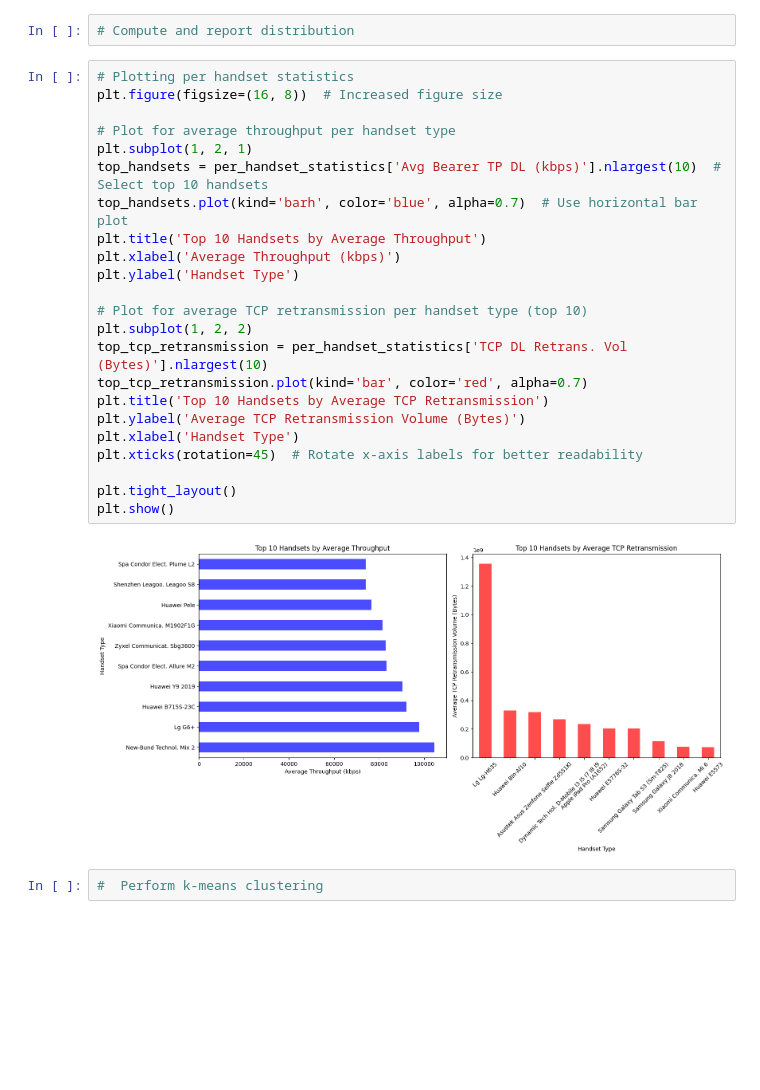
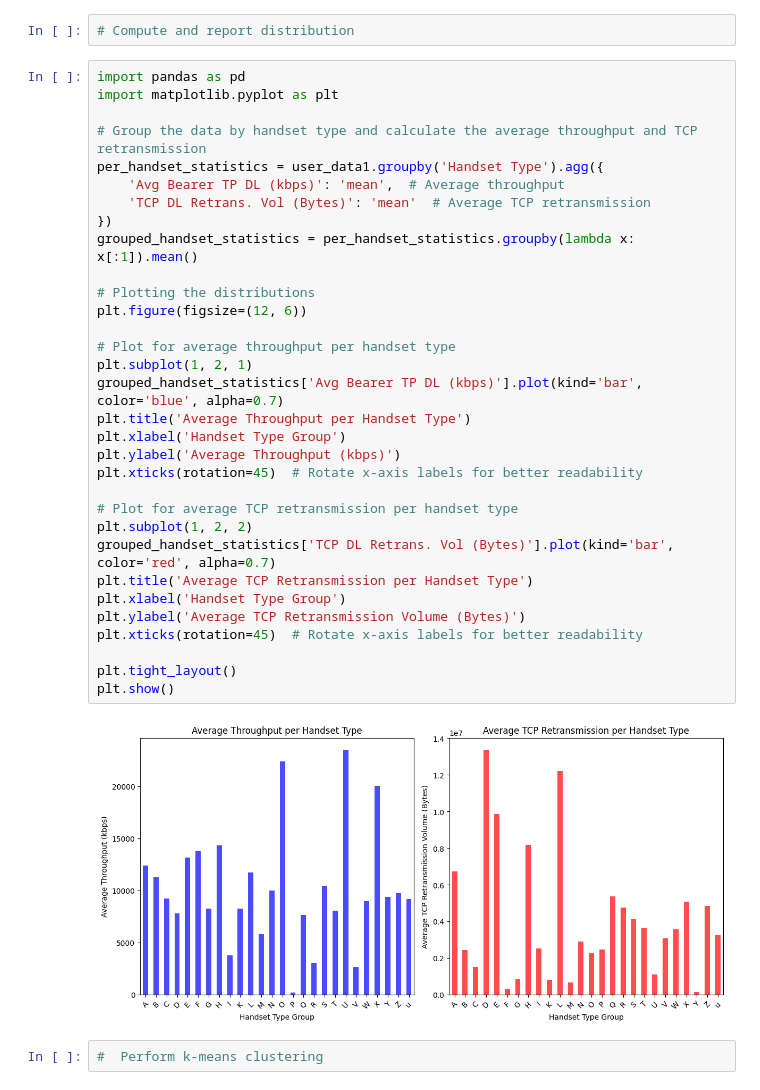
Before and after one commit to Yaadee/profitability_data_analysis, a Jupyter notebook: notebooks/EDA analysis.ipynb, the cells around one changed output. Saved outputs shown, nothing was run; the diff lists cells and outputs as text; blank space fills up the shorter version.

```diff
--- a/notebooks/EDA analysis.ipynb
+++ b/notebooks/EDA analysis.ipynb
@@ -1132,30 +1135,39 @@ Name: Avg Bearer TP DL (kbps), dtype: float64}
 # %%
 # Compute and report distribution
 # %%
-# Plotting per handset statistics
-plt.figure(figsize=(16, 8))  # Increased figure size
+import pandas as pd
+import matplotlib.pyplot as plt
+
+# Group the data by handset type and calculate the average throughput and TCP retransmission
+per_handset_statistics = user_data1.groupby('Handset Type').agg({
+    'Avg Bearer TP DL (kbps)': 'mean',  # Average throughput
+    'TCP DL Retrans. Vol (Bytes)': 'mean'  # Average TCP retransmission
+})
+grouped_handset_statistics = per_handset_statistics.groupby(lambda x: x[:1]).mean()
+
+# Plotting the distributions
+plt.figure(figsize=(12, 6))
 
 # Plot for average throughput per handset type
 plt.subplot(1, 2, 1)
-top_handsets = per_handset_statistics['Avg Bearer TP DL (kbps)'].nlargest(10)  # Select top 10 handsets
-top_handsets.plot(kind='barh', color='blue', alpha=0.7)  # Use horizontal bar plot
-plt.title('Top 10 Handsets by Average Throughput')
-plt.xlabel('Average Throughput (kbps)')
-plt.ylabel('Handset Type')
+grouped_handset_statistics['Avg Bearer TP DL (kbps)'].plot(kind='bar', color='blue', alpha=0.7)
+plt.title('Average Throughput per Handset Type')
+plt.xlabel('Handset Type Group')
+plt.ylabel('Average Throughput (kbps)')
+plt.xticks(rotation=45)  # Rotate x-axis labels for better readability
 
-# Plot for average TCP retransmission per handset type (top 10)
+# Plot for average TCP retransmission per handset type
 plt.subplot(1, 2, 2)
-top_tcp_retransmission = per_handset_statistics['TCP DL Retrans. Vol (Bytes)'].nlargest(10)
-top_tcp_retransmission.plot(kind='bar', color='red', alpha=0.7)
-plt.title('Top 10 Handsets by Average TCP Retransmission')
+grouped_handset_statistics['TCP DL Retrans. Vol (Bytes)'].plot(kind='bar', color='red', alpha=0.7)
+plt.title('Average TCP Retransmission per Handset Type')
+plt.xlabel('Handset Type Group')
 plt.ylabel('Average TCP Retransmission Volume (Bytes)')
-plt.xlabel('Handset Type')
 plt.xticks(rotation=45)  # Rotate x-axis labels for better readability
 
 plt.tight_layout()
 plt.show()
 # %% [output]
-[figure, old version]
+[figure, new version]
 # %%
 #  Perform k-means clustering
 # %%
```
Also changed, not shown: parts of 4 cells of this notebook.
